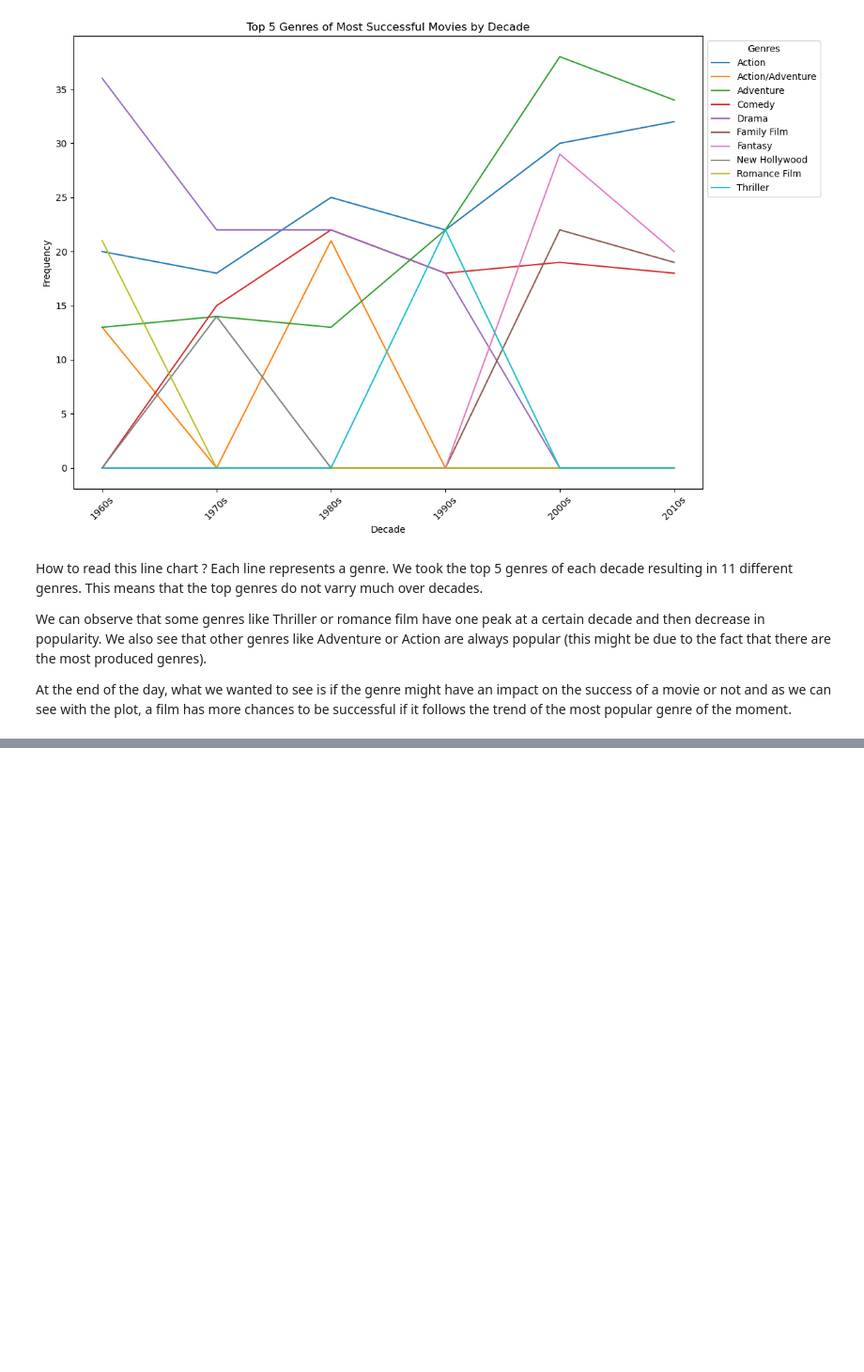
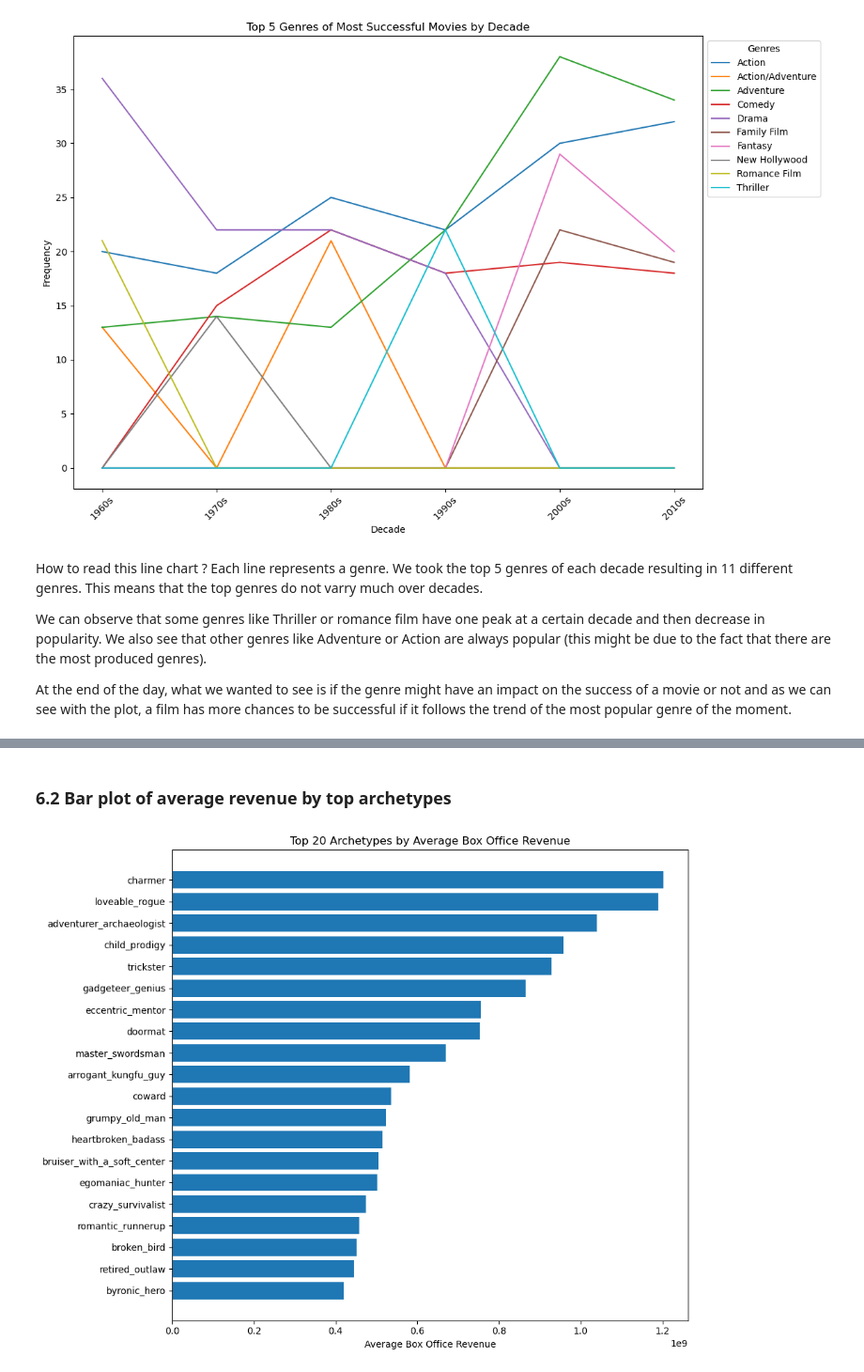
Before and after one commit to epfl-ada/ada-2024-project-data_brigada, a Jupyter notebook: results.ipynb, the cells around one changed output, grey strips where cells are left out. Shown at 94% size. Saved outputs shown, nothing was run; the diff lists cells and outputs as text; code cells hidden in the pictures; blank space fills up the shorter version.

Commit message:
What character archetypes make a movie successful

```diff
--- a/results.ipynb
+++ b/results.ipynb
@@ -530,0 +529,5 @@ At the end of the day, what we wanted to see is if the genre might have an impac
+# %%
+import archetypeSuccess
+tropes = archetypeSuccess.load_tropes_data()
+movies = archetypeSuccess.load_movies_data()
+merged = archetypeSuccess.merge_data(tropes, movies)
@@ -530,0 +541,4 @@ At the end of the day, what we wanted to see is if the genre might have an impac
+# %%
+archetype_stats = archetypeSuccess.stats(merged)
+# This shows the top 10 archetypes by their mean box office revenue
+archetype_stats.head(10)
@@ -530,0 +558,7 @@ At the end of the day, what we wanted to see is if the genre might have an impac
+# %% [markdown]
+### 6.2 Bar plot of average revenue by top archetypes
+# %%
+archetypeSuccess.plot_avg_revenue(archetype_stats)
+# This horizontal bar plot helps to see which archetypes are associated with higher revenue at a glance.
+# %% [output]
+[figure, added]
```
Also changed, not shown: parts of 17 cells of this notebook, 1 other file.
